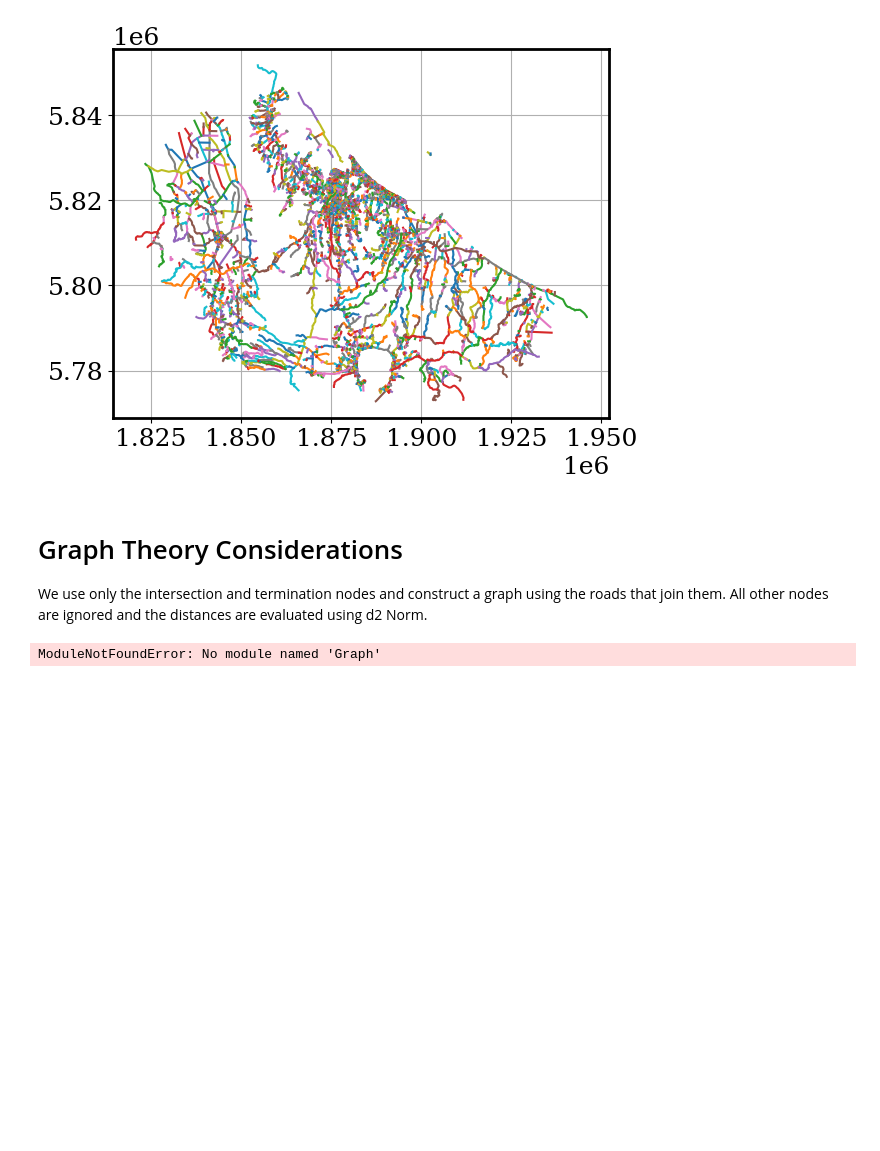
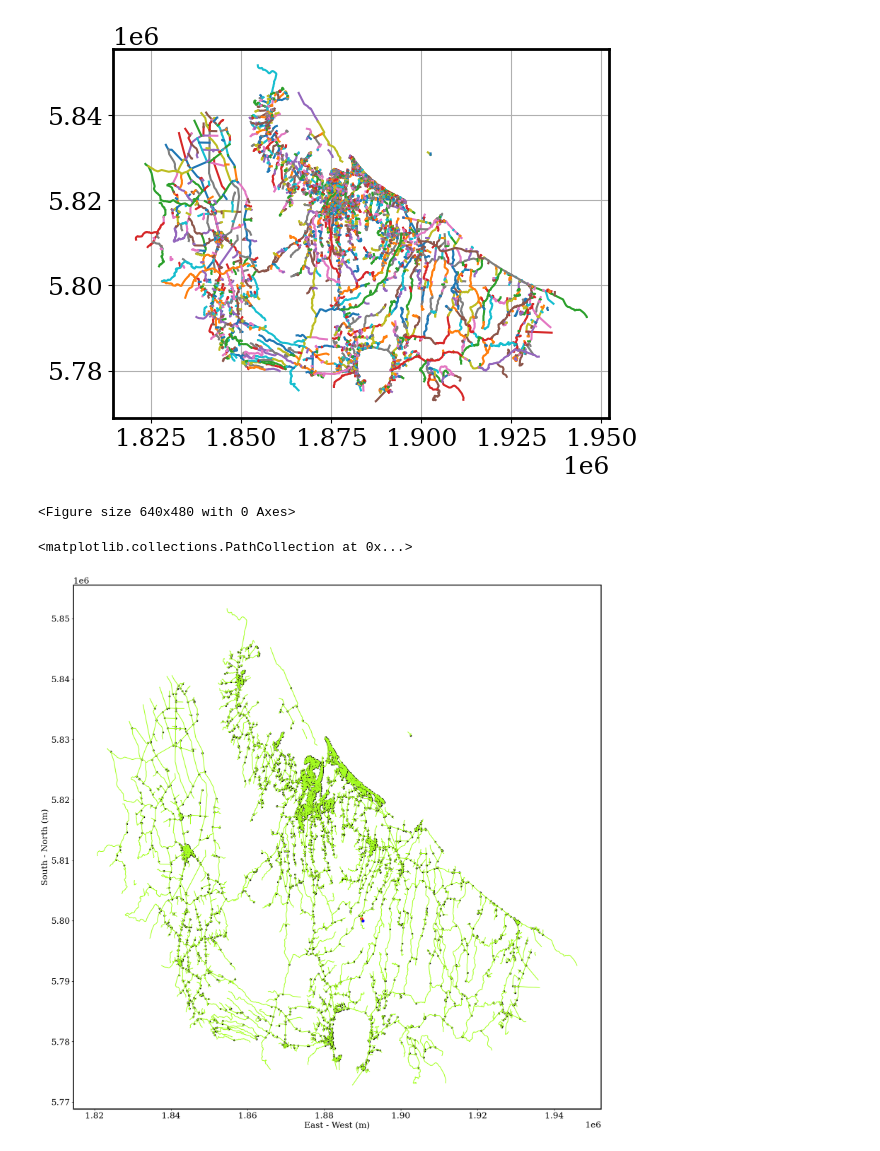
Before and after one commit to Sifyrena/Geospatial_Hackathon_21, a Jupyter notebook: BaseInteract.ipynb, the cells around one changed output. Drawn from its saved outputs; the diff is of its cells as text; code cells hidden in the pictures; blank space fills up the shorter version.

```diff
--- a/BaseInteract.ipynb
+++ b/BaseInteract.ipynb
@@ -159,4 +138,0 @@ PointSetY = []
-# %%
-Points = tL[1].points
-
-Points
@@ -173,5 +160,5 @@ Points
 # %%
-
+PointSet = []
 figlim = st.bbox
 
 print(figlim)
@@ -182,11 +169,14 @@ ax = fig.add_subplot(111)
 #plt.xlim(figlim[0],figlim[1])
 #plt.ylim(figlim[2],figlim[3])
 
-ax.set_aspect = 'equal'
+#ax.set_aspect = 'equal'
 
 ax.grid()
 
 for i in range(len(st)):
+
+    PointSet += tL[i].points
+
     PAR = np.array(tL[i].points)
 
     PAR = PAR.reshape([-1,2])
@@ -195,12 +185,61 @@ for i in range(len(st)):
 # %% [output]
 [1820780.0286870003, 5772816.050310823, 1945945.7997040004, 5851644.005863661]
 [figure]
-# %% [markdown]
-# Graph Theory Considerations
-
-We use only the intersection and termination nodes and construct a graph using the roads that join them. All other nodes are ignored and the distances are evaluated using d2 Norm.
-# %%
-import Graph
-g = Graph()
-# %% [output]
-ModuleNotFoundError: No module named 'Graph'
+# %%
+seen = set()
+uniq = []
+
+Intersections = PointSet.copy()
+
+for x in PointSet:
+    if x not in seen:
+        uniq.append(x)
+        seen.add(x)
+
+for x in uniq:
+    Intersections.remove(x)
+
+fig = plt.figure()
+#ax = fig.add_subplot(111)
+
+#plt.xlim(figlim[0],figlim[1])
+#plt.ylim(figlim[2],figlim[3])
+
+ax.set_aspect = 'equal'
+
+ax.grid()
+
+
+seenPoints = np.array(Intersections)
+# %% [output]
+<Figure size 640x480 with 0 Axes>
+# %%
+InputX, InputY = 1.89e6,  5.8e6
+
+fig = plt.figure(figsize = (20,20))
+ax = fig.add_subplot(111)
+
+
+plt.scatter(seenPoints[:,0],seenPoints[:,1],color = 'k', s = 10)
+
+for i in range(len(st)):
+
+    PAR = np.array(tL[i].points)
+
+    PAR = PAR.reshape([-1,2])
+
+    ax.plot(PAR[:,0],PAR[:,1], color = '#a6ff23')
+
+ax.set_xlabel('East - West (m)')
+
+ax.set_ylabel('South - North (m)')
+
+plt.scatter([InputX],[InputY],color = 'b')
+
+Output = FindNearest(Intersections,[InputX,InputY])
+
+
+plt.scatter([Output[0]],[Output[1]],color = 'r')
+# %% [output]
+<matplotlib.collections.PathCollection at 0x...>
+[figure, added]
```
Also changed, not shown: parts of 13 cells of this notebook, 6 other files.
